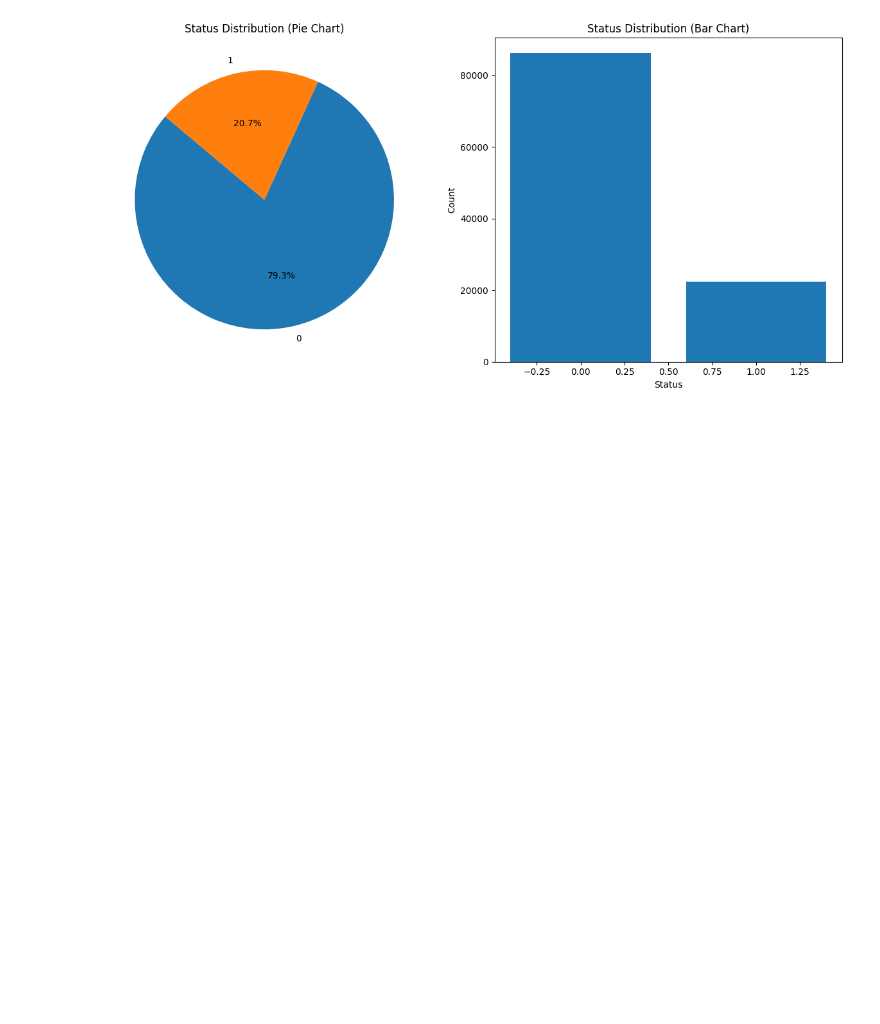
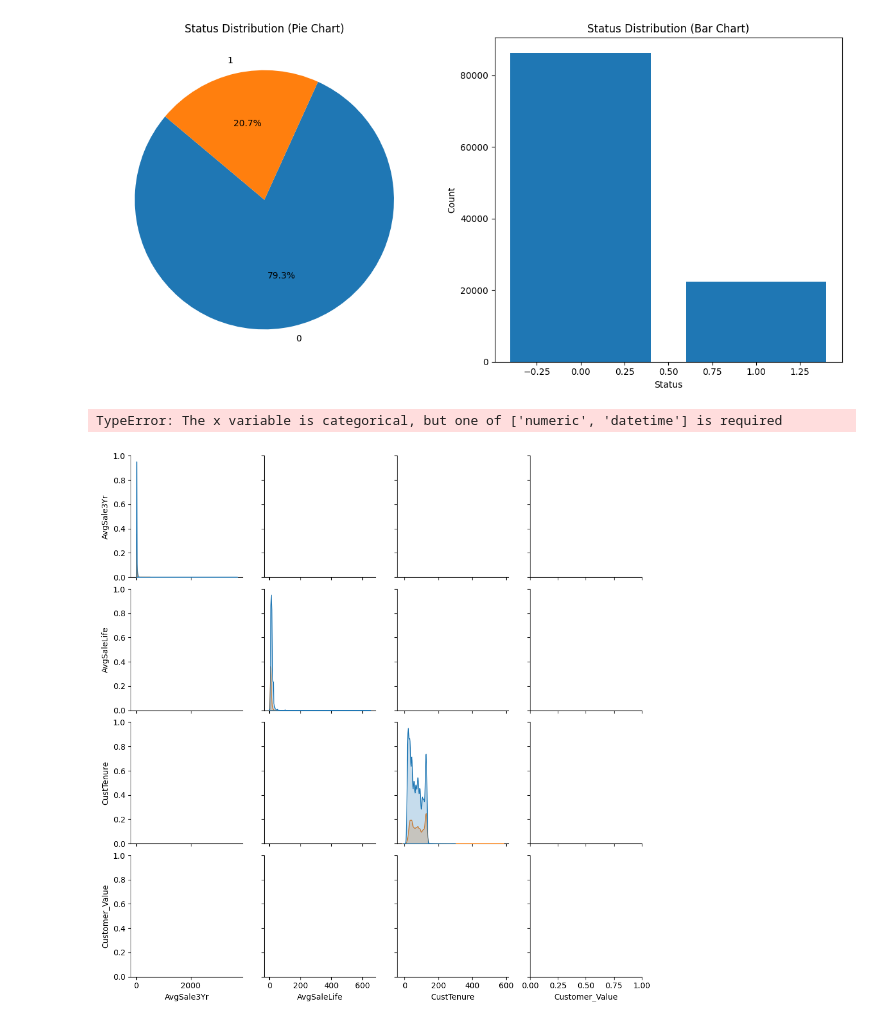
Before and after one commit to miligapetko/PythonInno, a Jupyter notebook: ExploreData.ipynb, the cells around one changed output. Saved outputs shown, nothing was run; the diff lists cells and outputs as text; code cells hidden in the pictures; blank space fills up the shorter version.

```diff
--- a/ExploreData.ipynb
+++ b/ExploreData.ipynb
@@ -143,2 +147,12 @@ plot_distribution(bank["Status"])
 # %% [output]
 [figure]
+# %%
+import seaborn as sns
+import matplotlib.pyplot as plt
+
+# Pairplot for pairwise relationships and distributions
+sns.pairplot(bank, vars=['AvgSale3Yr', 'AvgSaleLife', 'CustTenure', 'Customer_Value'], hue='Status')
+plt.show()
+# %% [output]
+TypeError: The x variable is categorical, but one of ['numeric', 'datetime'] is required
+[figure, added]
```
Also changed, not shown: parts of 9 cells of this notebook.
